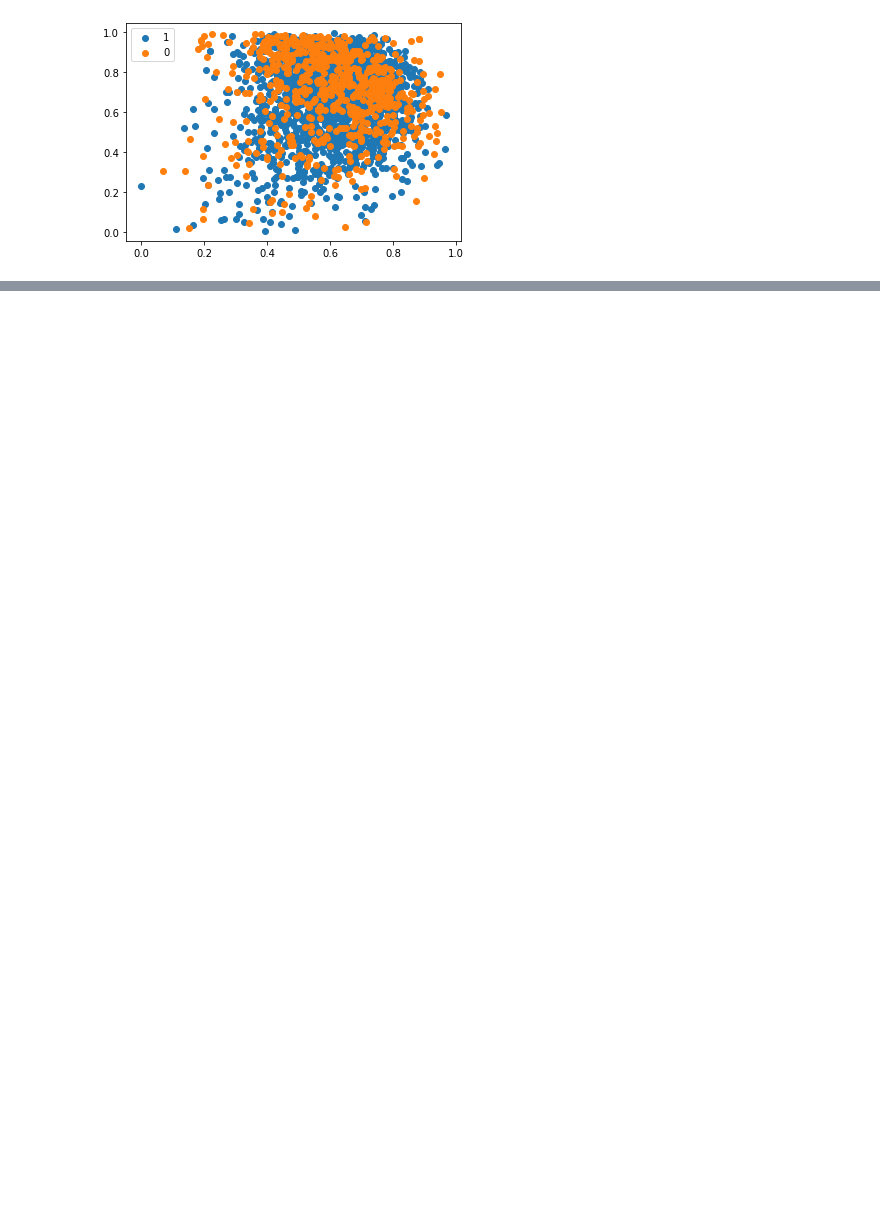
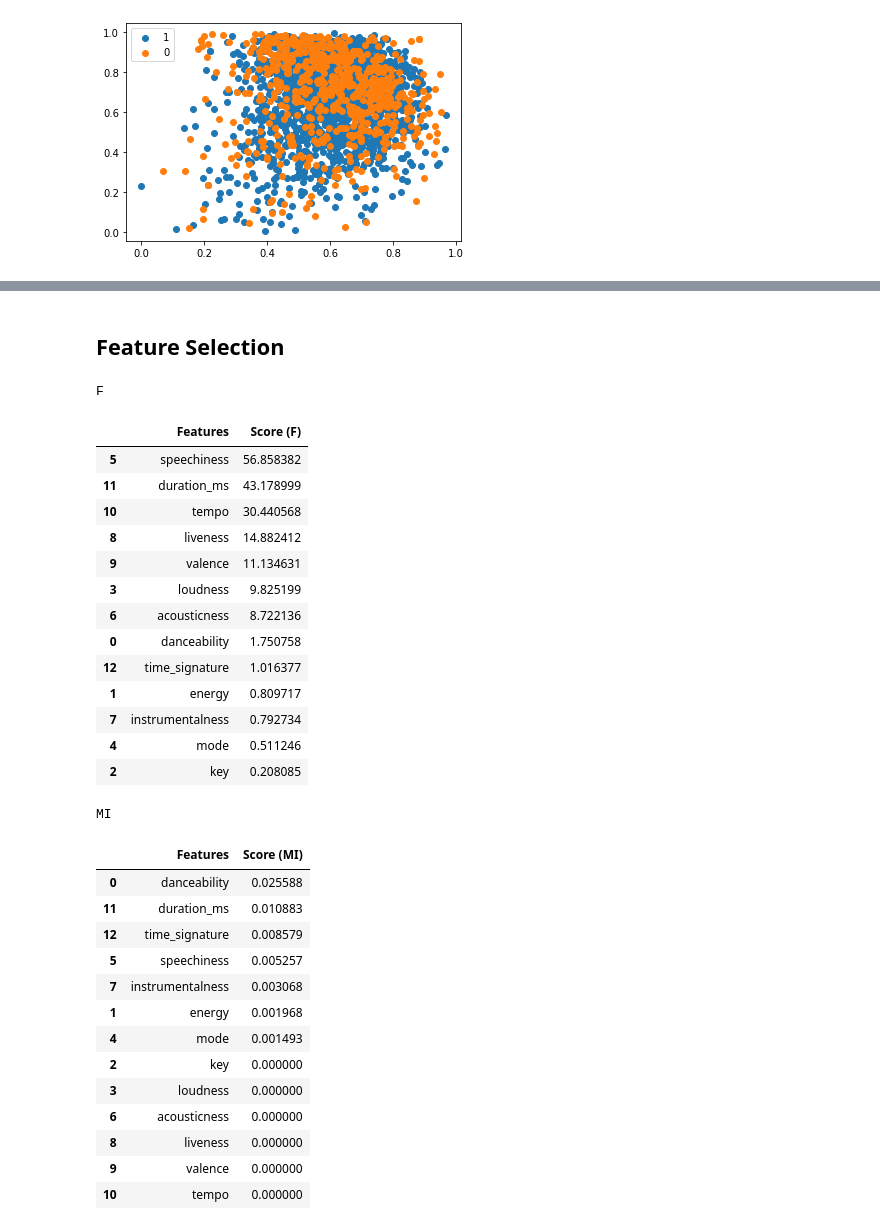
Before and after one commit to Hadryan/Personalized-Music-Recommendations, a Jupyter notebook: scikit_models.ipynb, the cells around one changed output, grey strips where cells are left out. Cells and saved outputs as stored; diff of their text form; code cells hidden in the pictures; blank space fills up the shorter version.

```diff
--- a/scikit_models.ipynb
+++ b/scikit_models.ipynb
@@ -114,0 +142,2 @@ NameError: name 'results0' is not defined
+# %% [markdown]
+## Feature Selection
@@ -114,0 +149,41 @@ NameError: name 'results0' is not defined
+# %%
+df_columns = pd.DataFrame(df_X.columns)
+# %%
+best_features_f = SelectKBest(score_func=f_classif, k='all')
+fit_f = best_features_f.fit(df_X, df_y)
+df_scores_f = pd.DataFrame(fit_f.scores_)
+
+feature_scores_f = pd.concat([df_columns, df_scores_f], axis=1)
+feature_scores_f.columns = ['Features', 'Score (F)']
+feature_scores_f.sort_values(['Score (F)'], inplace=True, ascending=False)
+# %% [output]
+F
+|  | Features | Score (F) |
+| 5 | speechiness | 56.858382 |
+| 11 | duration_ms | 43.178999 |
+| 10 | tempo | 30.440568 |
+| 8 | liveness | 14.882412 |
+| 9 | valence | 11.134631 |
+| 3 | loudness | 9.825199 |
+| 6 | acousticness | 8.722136 |
+| 0 | danceability | 1.750758 |
+| 12 | time_signature | 1.016377 |
+| 1 | energy | 0.809717 |
+| 7 | instrumentalness | 0.792734 |
+| 4 | mode | 0.511246 |
+| 2 | key | 0.208085 |
+MI
+|  | Features | Score (MI) |
+| 0 | danceability | 0.025588 |
+| 11 | duration_ms | 0.010883 |
+| 12 | time_signature | 0.008579 |
+| 5 | speechiness | 0.005257 |
+| 7 | instrumentalness | 0.003068 |
+| 1 | energy | 0.001968 |
+| 4 | mode | 0.001493 |
+| 2 | key | 0.000000 |
+| 3 | loudness | 0.000000 |
+| 6 | acousticness | 0.000000 |
+| 8 | liveness | 0.000000 |
+| 9 | valence | 0.000000 |
+| 10 | tempo | 0.000000 |
```
Also changed, not shown: parts of 25 cells of this notebook.
